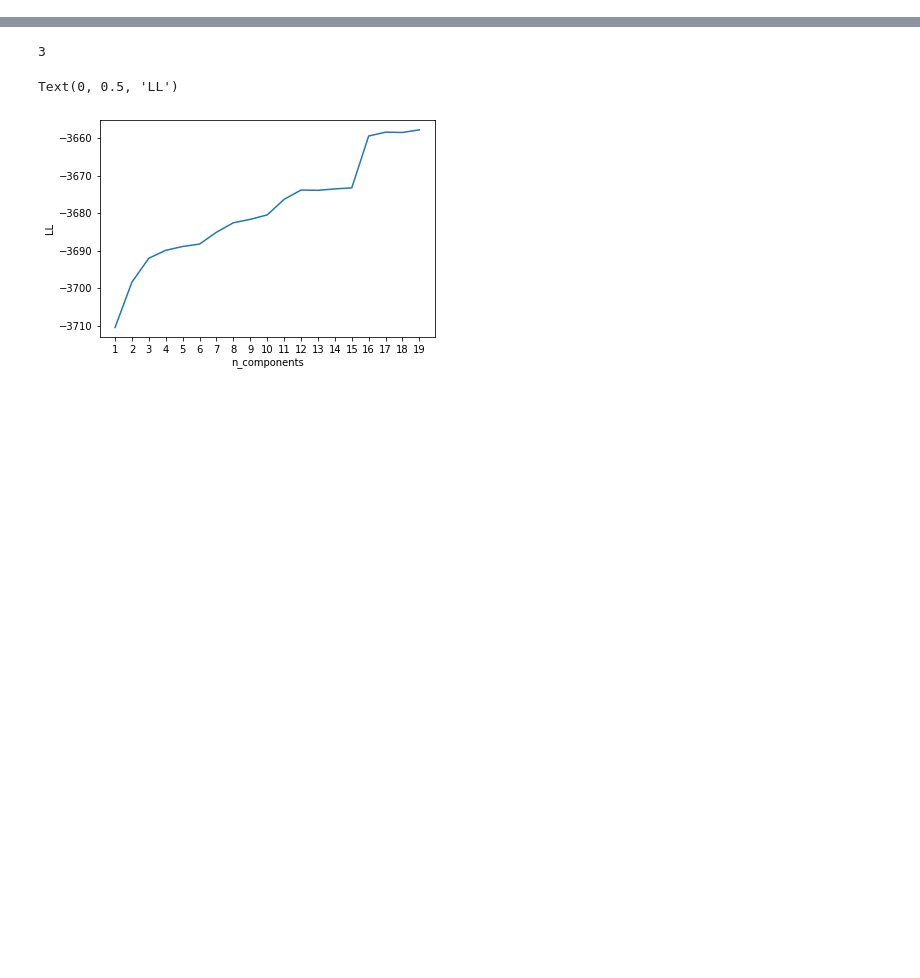
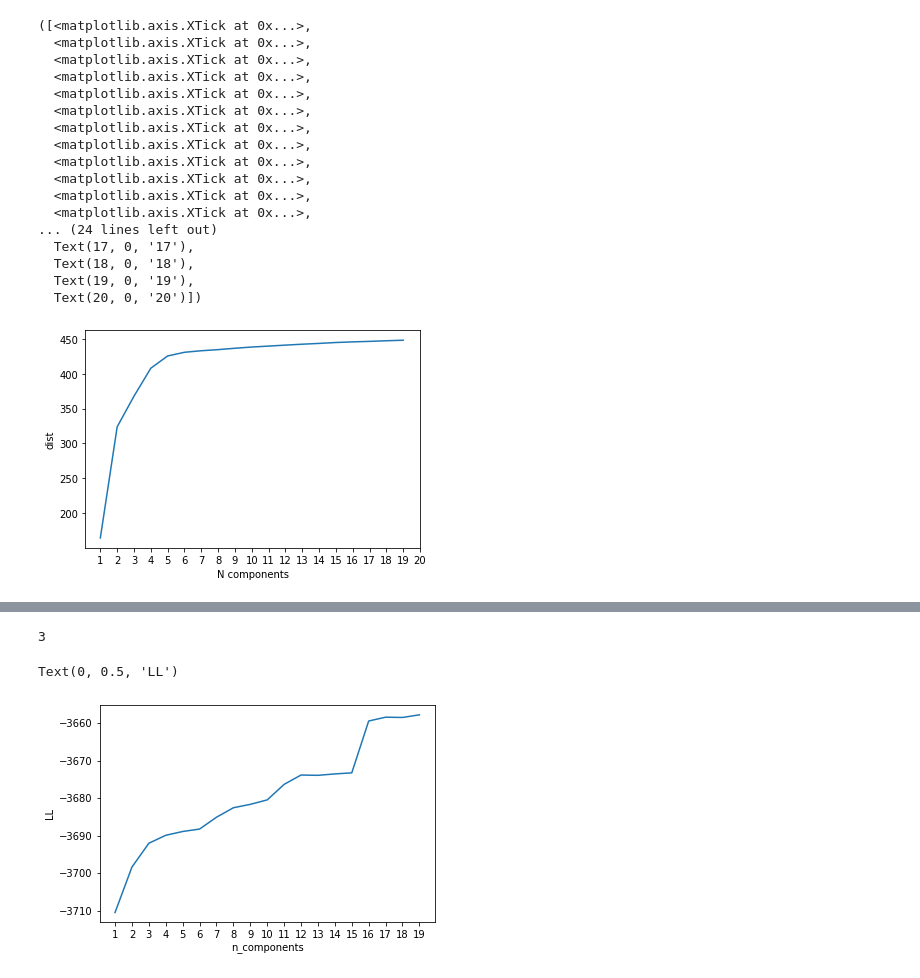
Before and after one commit to Anaxagor/Mixed-Learning-of-Bayesian-Networks, a Jupyter notebook: experiments/kmu_experiments.ipynb, the cells around one changed output, grey strips where cells are left out. Saved outputs shown, nothing was run; the diff lists cells and outputs as text; code cells hidden in the pictures; blank space fills up the shorter version.

```diff
--- a/experiments/kmu_experiments.ipynb
+++ b/experiments/kmu_experiments.ipynb
@@ -56,0 +63,56 @@ sns.distplot(sample['Porosity'])
+# %%
+def quantile_mix(q, data, n_components):
+    model = GaussianMixture(n_components=n_components)
+    model.fit(data)
+    means = model.means_
+    var = [i[0][0] for i in model.covariances_]
+    weights = model.weights_
+    p = 0
+    # print(means)
+    # print(var)
+    # print(weights)
+    # print('-----------------------------------------')
+    for i in range(n_components):
+        #print((stats.norm.ppf(q,loc=means[i][0], scale=math.sqrt(var[i]))))
+        p = p + (stats.norm.ppf(q,loc=means[i][0], scale=math.sqrt(var[i])))*weights[i]
+    return(p)
+# %%
+def sum_dist(data, n_components):
+    percs = np.linspace(1, 99, 21)
+    x = np.percentile(data, percs)
+    y = []
+    data_for_mix = np.transpose([data])
+    for q in percs:
+        y.append(quantile_mix(q/100.0,data_for_mix, n_components))
+    dist = 0
+    for xi,yi in zip(x,y):
+        dist = dist + (abs(-1*xi + yi)) / math.sqrt(2)
+    return dist
+# %%
+dists = []
+for i in range (1, 20 ,1):
+    dists.append(sum_dist(data, i))
+# %%
+plt.plot([i for i in range(1,20,1)], np.transpose(dists))
+plt.xlabel('N components')
+plt.ylabel('dist')
+plt.xticks([(i+1) for i in range (20) ], [(i+1) for i in range (20) ])
+# %% [output]
+([<matplotlib.axis.XTick at 0x...>,
+  <matplotlib.axis.XTick at 0x...>,
+  <matplotlib.axis.XTick at 0x...>,
+  <matplotlib.axis.XTick at 0x...>,
+  <matplotlib.axis.XTick at 0x...>,
+  <matplotlib.axis.XTick at 0x...>,
+  <matplotlib.axis.XTick at 0x...>,
+  <matplotlib.axis.XTick at 0x...>,
+  <matplotlib.axis.XTick at 0x...>,
+  <matplotlib.axis.XTick at 0x...>,
+  <matplotlib.axis.XTick at 0x...>,
+  <matplotlib.axis.XTick at 0x...>,
+... (24 lines left out)
+  Text(17, 0, '17'),
+  Text(18, 0, '18'),
+  Text(19, 0, '19'),
+  Text(20, 0, '20')])
+[figure, added]
```
Also changed, not shown: parts of 11 cells of this notebook.
